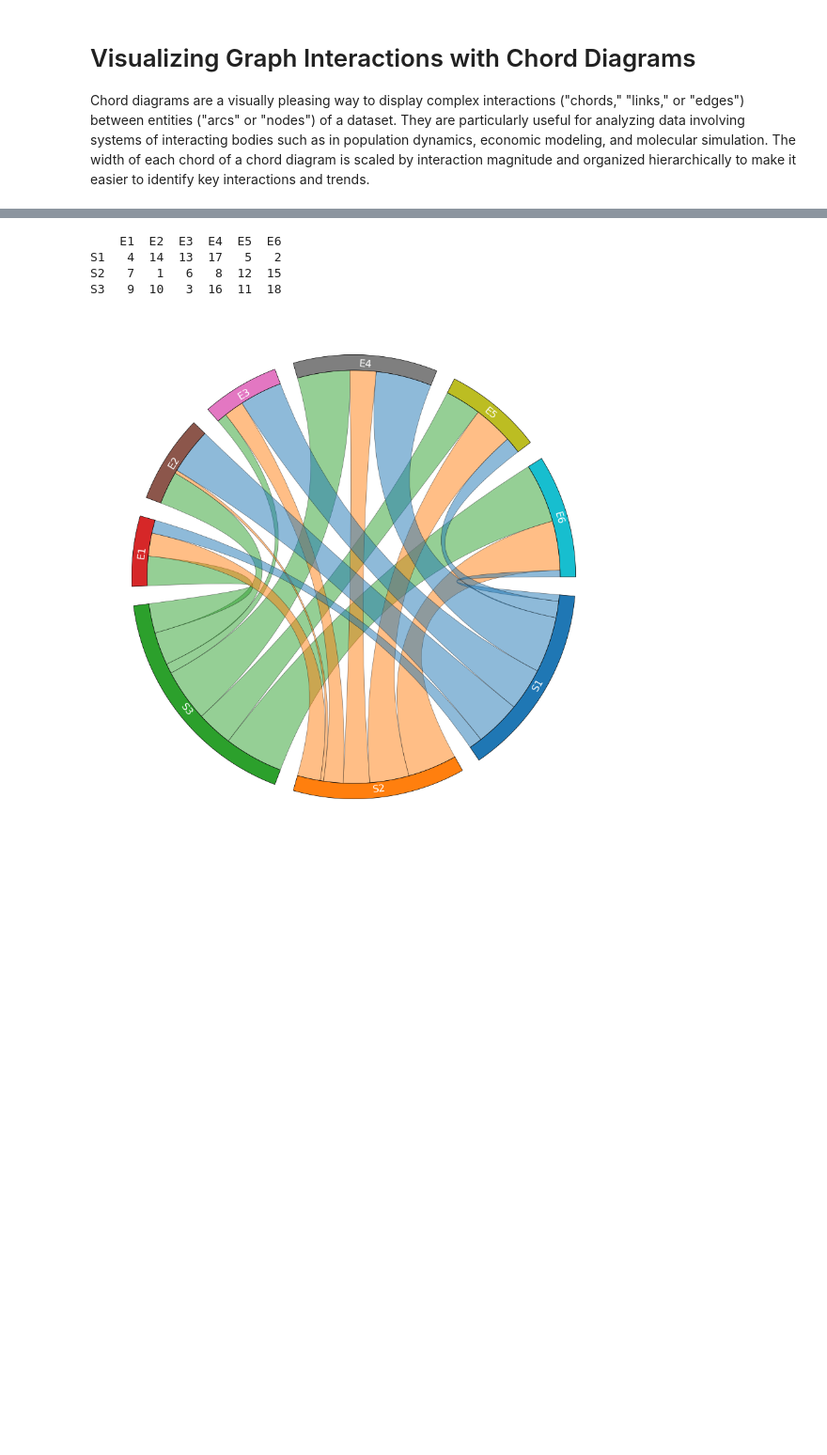
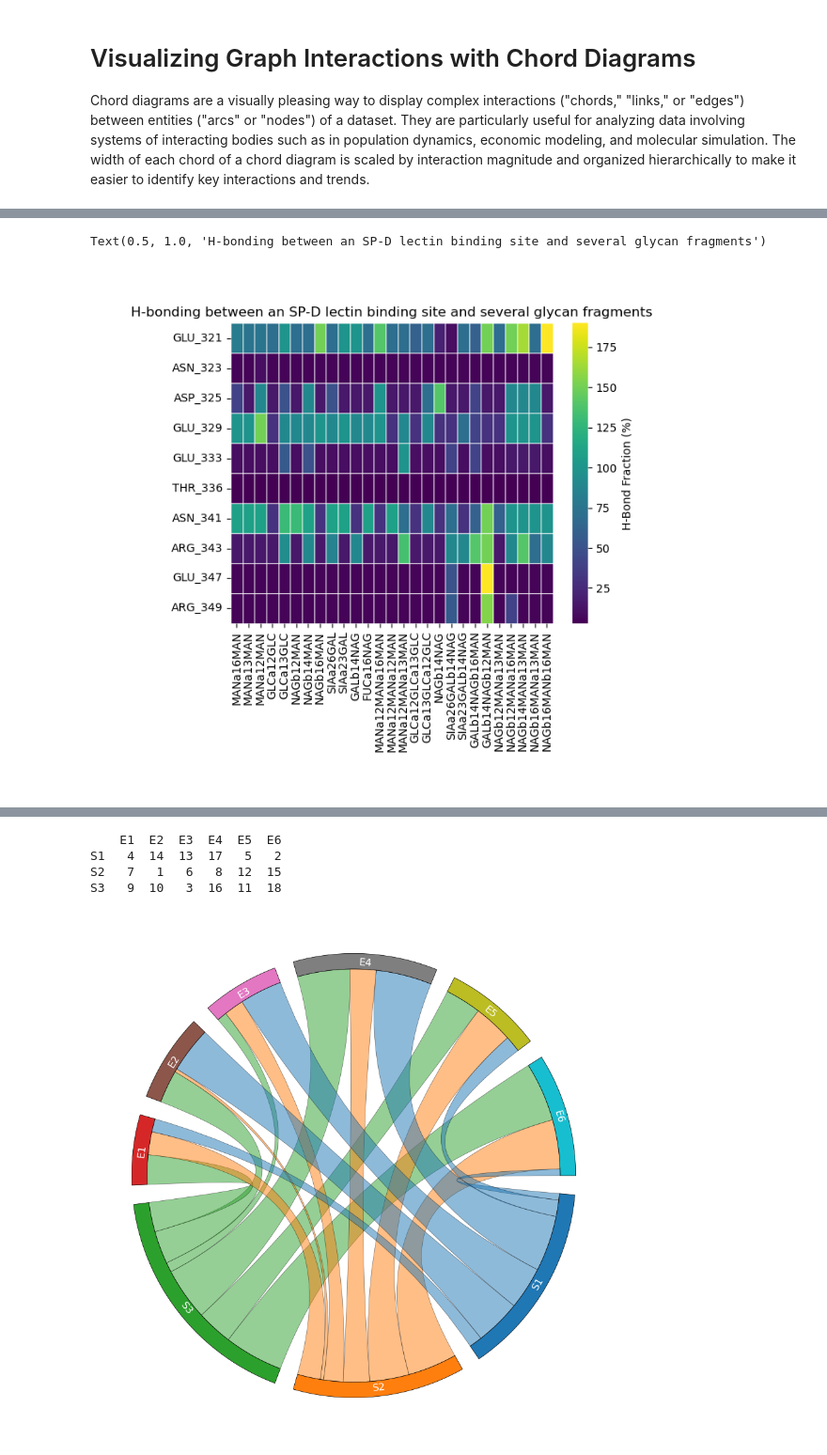
Before and after one commit to jkantorow/nucommlab-datavis-workshop, a Jupyter notebook: chord_diagrams.ipynb, the cells around one changed output, grey strips where cells are left out. Shown at 94% size. Cells and saved outputs as stored; diff of their text form; code cells hidden in the pictures; blank space fills up the shorter version.

Commit message:
pulled inpiration from Li and Minkara 2025 | plotted heatmap and initial chord diagram

```diff
--- a/chord_diagrams.ipynb
+++ b/chord_diagrams.ipynb
@@ -13,0 +68,13 @@ df = pd.read_csv('dat/single_hmap_data.csv')
+# %%
+ax = sns.heatmap(
+    data=df,
+    cmap='viridis',
+    cbar_kws={'label': 'H-Bond Fraction (%)'},
+    linecolor='white',
+    linewidth=.5,
+)
+
+ax.set_title('H-bonding between an SP-D lectin binding site and several glycan fragments')
+# %% [output]
+Text(0.5, 1.0, 'H-bonding between an SP-D lectin binding site and several glycan fragments')
+[figure, added]
```
Also changed, not shown: parts of 5 cells of this notebook.
